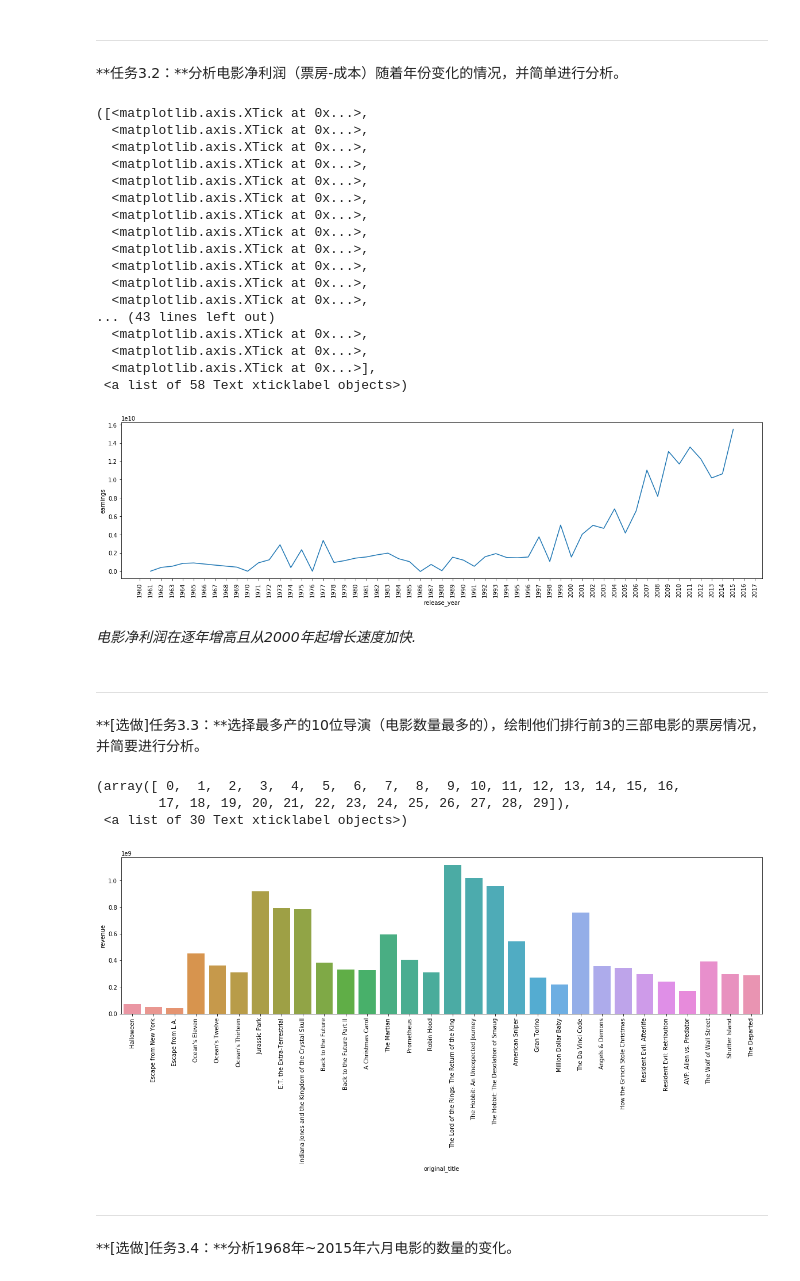
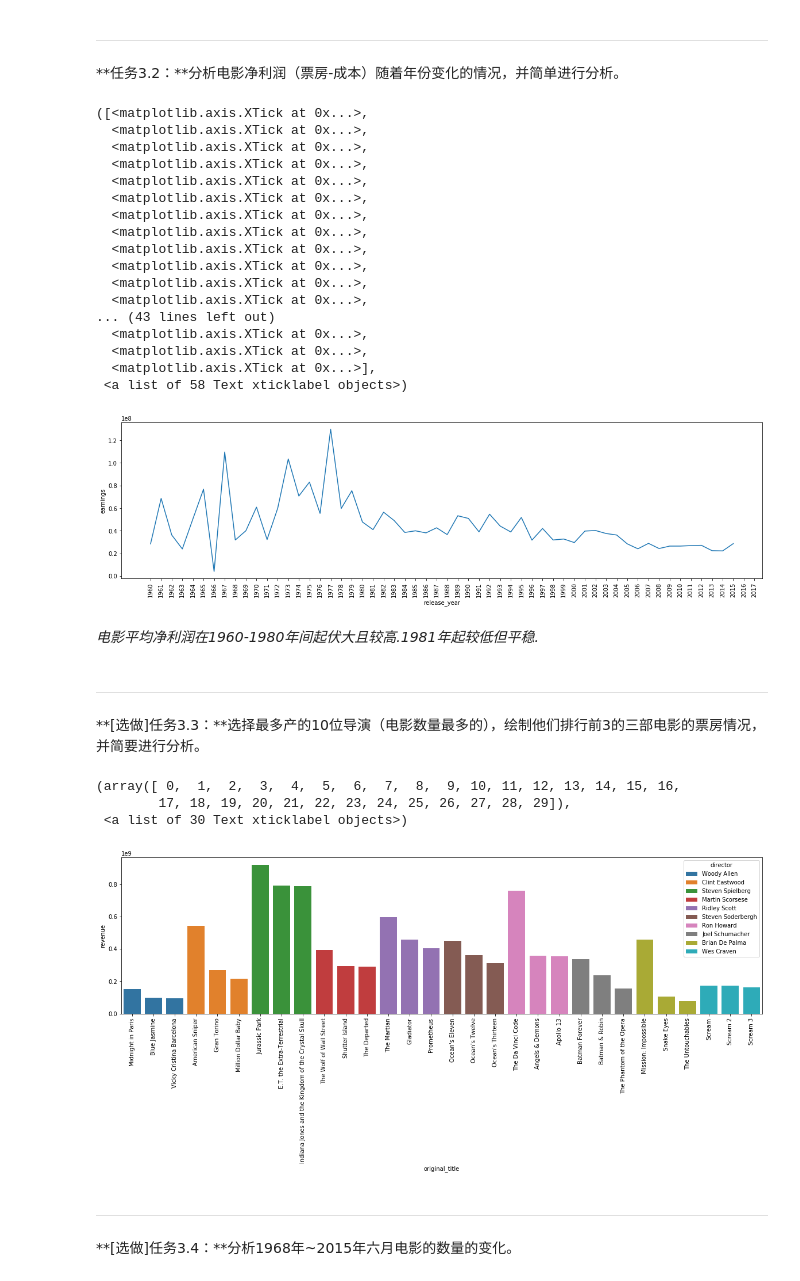
Before and after one commit to corwien/AIPND-cn-master, a Jupyter notebook: P2_Explore_Movie_Dataset/Explore Movie Dataset.ipynb, the cells around one changed output. Cells and saved outputs as stored; diff of their text form; code cells hidden in the pictures.

```diff
--- a/P2_Explore_Movie_Dataset/Explore Movie Dataset.ipynb
+++ b/P2_Explore_Movie_Dataset/Explore Movie Dataset.ipynb
@@ -85,5 +85,8 @@ max     9767.000000      9.200000   2015.000000  4.250000e+08  2.827124e+09
 
 任务：使用适当的方法来清理空值，并将得到的数据保存。
 # %%
+movie_data.drop(['homepage', 'tagline', 'keywords', 'production_companies'], axis=1, inplace = True)
 movie_data.dropna(inplace = True)
 movie_data.to_csv("tmdb-movies-adjusted.csv")
+
+movie_data.head()
@@ -227,7 +237,7 @@ Text(0,0.5,'Popularity')
 **任务3.2：**分析电影净利润（票房-成本）随着年份变化的情况，并简单进行分析。
 # %%
 movie_data['earnings'] = movie_data['revenue_adj'] - movie_data['budget_adj']
-avg_earnings = movie_data.groupby(['release_year']).agg(np.sum)['earnings']
+avg_earnings = movie_data.groupby(['release_year']).agg(np.mean)['earnings']
 avg_earnings = avg_earnings.to_frame()
 avg_earnings.reset_index('release_year',inplace = True)
 
@@ -254,9 +264,9 @@ plt.xticks(np.arange(1960,2018), rotation=90)
   <matplotlib.axis.XTick at 0x...>,
   <matplotlib.axis.XTick at 0x...>],
  <a list of 58 Text xticklabel objects>)
-[figure, old version]
+[figure, new version]
-# %% [markdown]
-*电影净利润在逐年增高且从2000年起增长速度加快.*
+# %% [markdown]
+*电影平均净利润在1960-1980年间起伏大且较高.1981年起较低但平稳.*
 # %% [markdown]
 ---
 
@@ -264,21 +274,21 @@ plt.xticks(np.arange(1960,2018), rotation=90)
 # %%
 director_top_10_index = movie_data.groupby('director').agg('count')['original_title'].sort_values(ascending = False)[:10].index
 director_top_10_data = movie_data[['director', 'original_title', 'revenue']].set_index('director').loc[director_top_10_index]
 
 director_top_10_data_sorted = pd.DataFrame(columns=('director', 'original_title', 'revenue'))
 
 for director in director_top_10_index:
     director_top_10_data_sorted = director_top_10_data_sorted.append(director_top_10_data.loc[director].sort_values(by = 'revenue', ascending = False)[:3].reset_index(), sort=False)
 director_top_10_data_sorted
 
 plt.figure(figsize = [20, 5])
-sb.barplot(data = director_top_10_data_sorted, x = 'original_title', y = 'revenue')
+sb.barplot(data = director_top_10_data_sorted, x = 'original_title', y = 'revenue', hue='director', dodge=False)
 plt.xticks(rotation=90)
 # %% [output]
 (array([ 0,  1,  2,  3,  4,  5,  6,  7,  8,  9, 10, 11, 12, 13, 14, 15, 16,
         17, 18, 19, 20, 21, 22, 23, 24, 25, 26, 27, 28, 29]),
  <a list of 30 Text xticklabel objects>)
-[figure, old version]
+[figure, new version]
 # %% [markdown]
 ---
 
```
Also changed, not shown: parts of 8 cells of this notebook, 3 other files.
